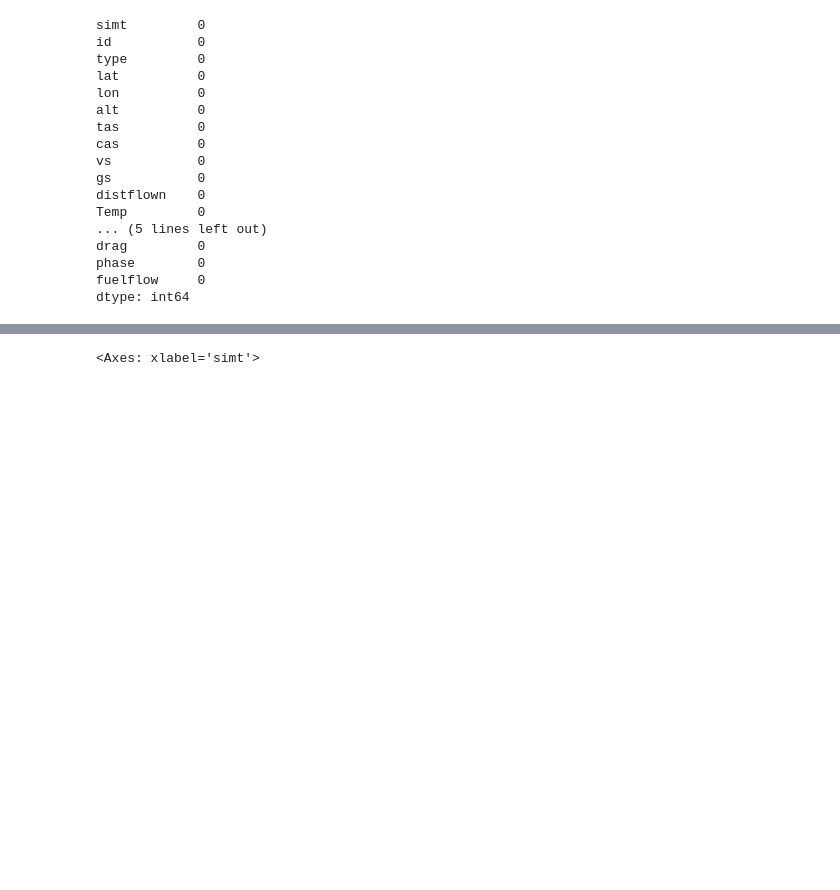
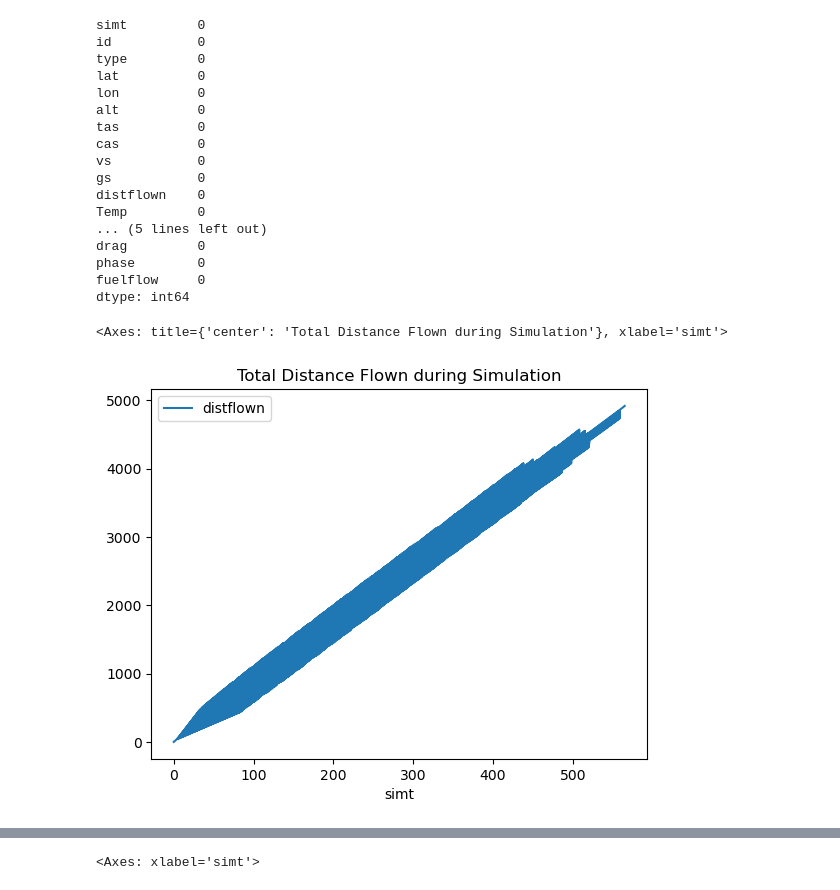
Before and after one commit to MDiDeo/cap6707_uav_project, a Jupyter notebook: multiple_UAV.ipynb, the cells around one changed output, grey strips where cells are left out. Cells and saved outputs as stored; diff of their text form; code cells hidden in the pictures; blank space fills up the shorter version.

```diff
--- a/multiple_UAV.ipynb
+++ b/multiple_UAV.ipynb
@@ -78,6 +79,11 @@ drag         0
 phase        0
 fuelflow     0
 dtype: int64
+# %%
+df.plot(title='Total Distance Flown during Simulation',x='simt', y='distflown')
+# %% [output]
+<Axes: title={'center': 'Total Distance Flown during Simulation'}, xlabel='simt'>
+[figure, added]
 # %%
 df_start = df.sort_values(by=['id', 'simt'], ascending=True)
 df_start.tail(20)
```
Also changed, not shown: parts of 7 cells of this notebook, 5 other files.
